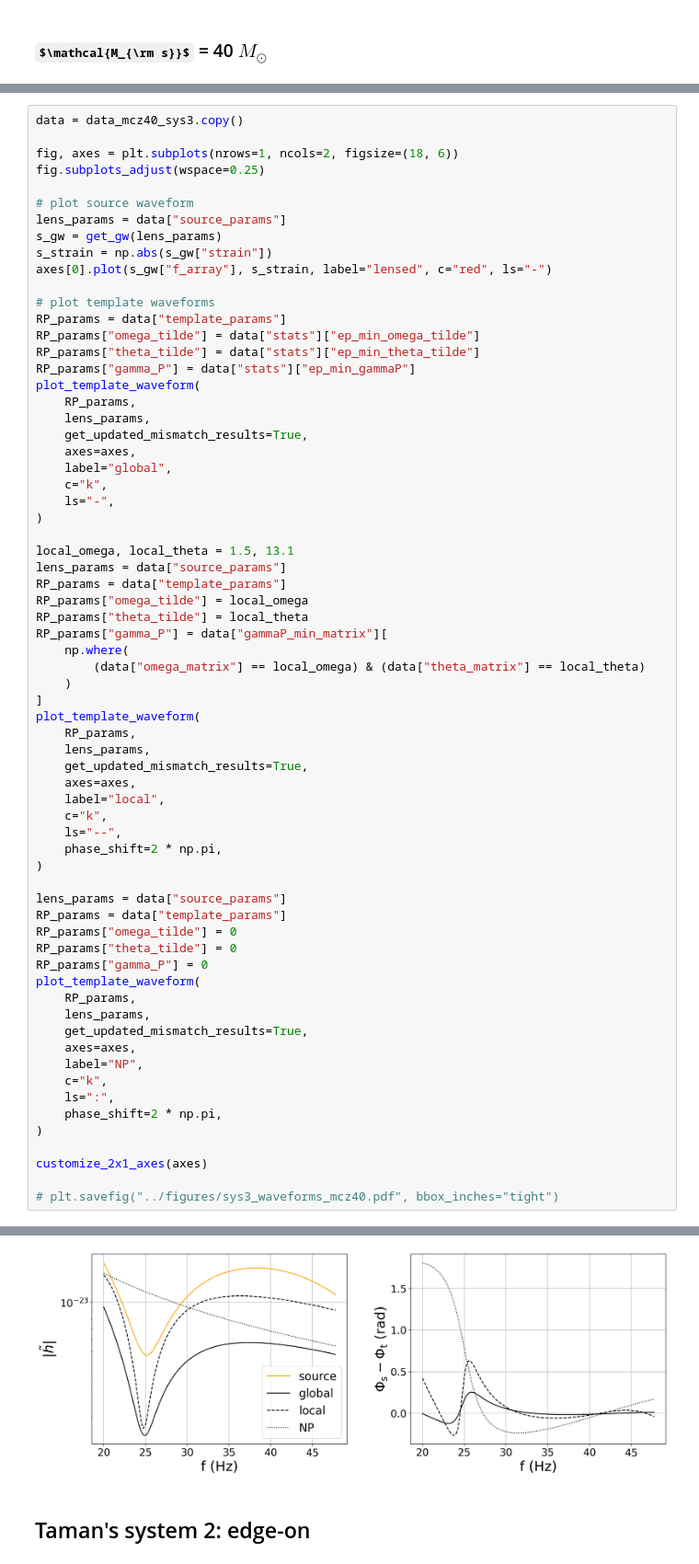
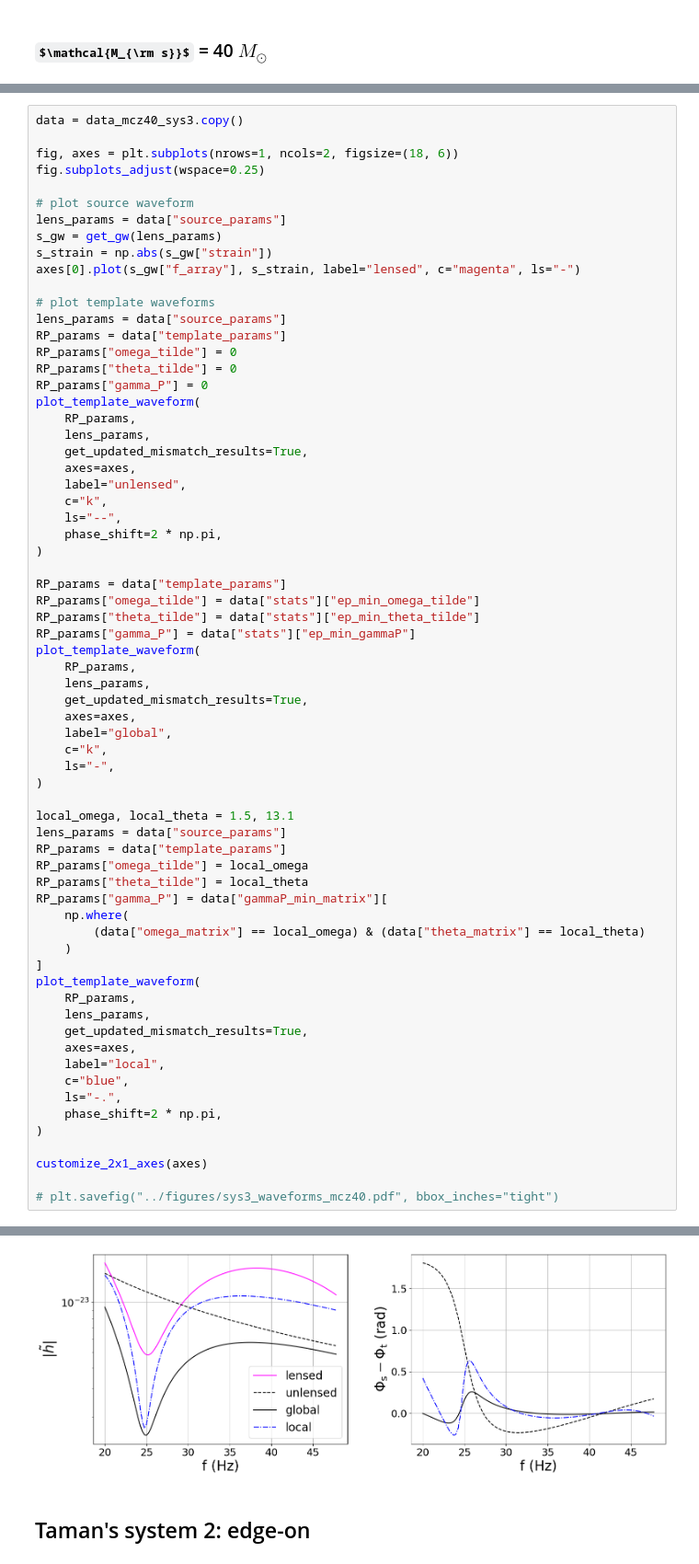
Before and after one commit to fairytien/lensing_and_precession, a Jupyter notebook: notebooks/contours_mismatch-ver6-paper.ipynb, the cells around one changed output, grey strips where cells are left out. Shown at 92% size. Drawn from its saved outputs; the diff is of its cells as text; some formulas as TeX source.

Commit message:
Add `plot_local_min` option to `plot_waveforms_paper` in `plot_utils.py`; Change colors and linestyles in figures

```diff
--- a/notebooks/contours_mismatch-ver6-paper.ipynb
+++ b/notebooks/contours_mismatch-ver6-paper.ipynb
@@ -403,9 +370,25 @@ fig.subplots_adjust(wspace=0.25)
 lens_params = data["source_params"]
 s_gw = get_gw(lens_params)
 s_strain = np.abs(s_gw["strain"])
-axes[0].plot(s_gw["f_array"], s_strain, label="lensed", c="red", ls="-")
+axes[0].plot(s_gw["f_array"], s_strain, label="lensed", c="magenta", ls="-")
 
 # plot template waveforms
+lens_params = data["source_params"]
+RP_params = data["template_params"]
+RP_params["omega_tilde"] = 0
+RP_params["theta_tilde"] = 0
+RP_params["gamma_P"] = 0
+plot_template_waveform(
+    RP_params,
+    lens_params,
+    get_updated_mismatch_results=True,
+    axes=axes,
+    label="unlensed",
+    c="k",
+    ls="--",
+    phase_shift=2 * np.pi,
+)
+
 RP_params = data["template_params"]
 RP_params["omega_tilde"] = data["stats"]["ep_min_omega_tilde"]
 RP_params["theta_tilde"] = data["stats"]["ep_min_theta_tilde"]
@@ -436,24 +419,8 @@ plot_template_waveform(
     get_updated_mismatch_results=True,
     axes=axes,
     label="local",
-    c="k",
-    ls="--",
-    phase_shift=2 * np.pi,
-)
-
-lens_params = data["source_params"]
-RP_params = data["template_params"]
-RP_params["omega_tilde"] = 0
-RP_params["theta_tilde"] = 0
-RP_params["gamma_P"] = 0
-plot_template_waveform(
-    RP_params,
-    lens_params,
-    get_updated_mismatch_results=True,
-    axes=axes,
-    label="NP",
-    c="k",
-    ls=":",
+    c="blue",
+    ls="-.",
     phase_shift=2 * np.pi,
 )
 
@@ -470,4 +437,4 @@ mcz = 40 solar masses, td = 30 ms, I = 0.5, omega_tilde = 0, theta_tilde = 0, ep
-[figure, old version]
+[figure, new version]
 # %% [markdown]
 ## Taman's system 2: edge-on
 # %% [markdown]
```
Also changed, not shown: parts of 18 cells of this notebook, 7 other files.
